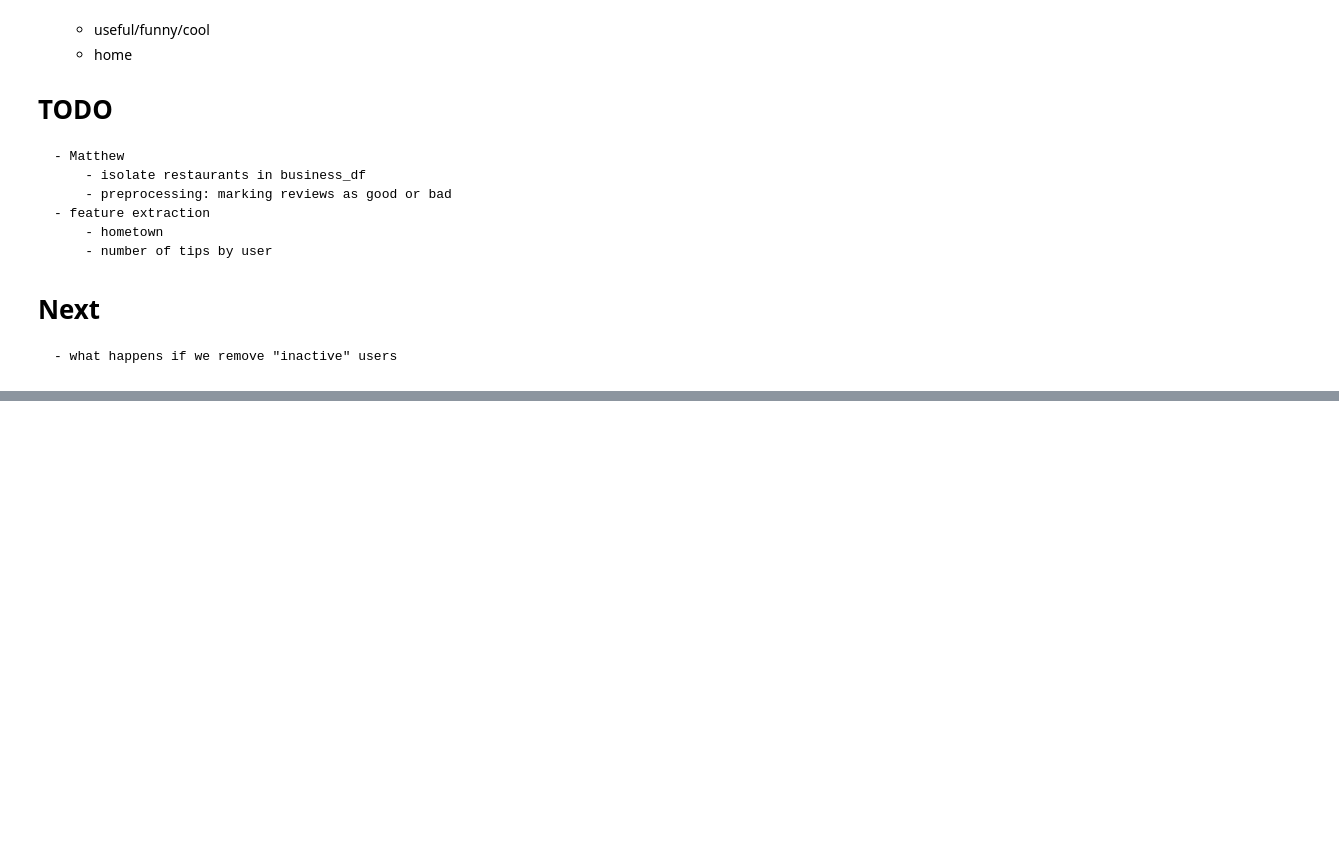
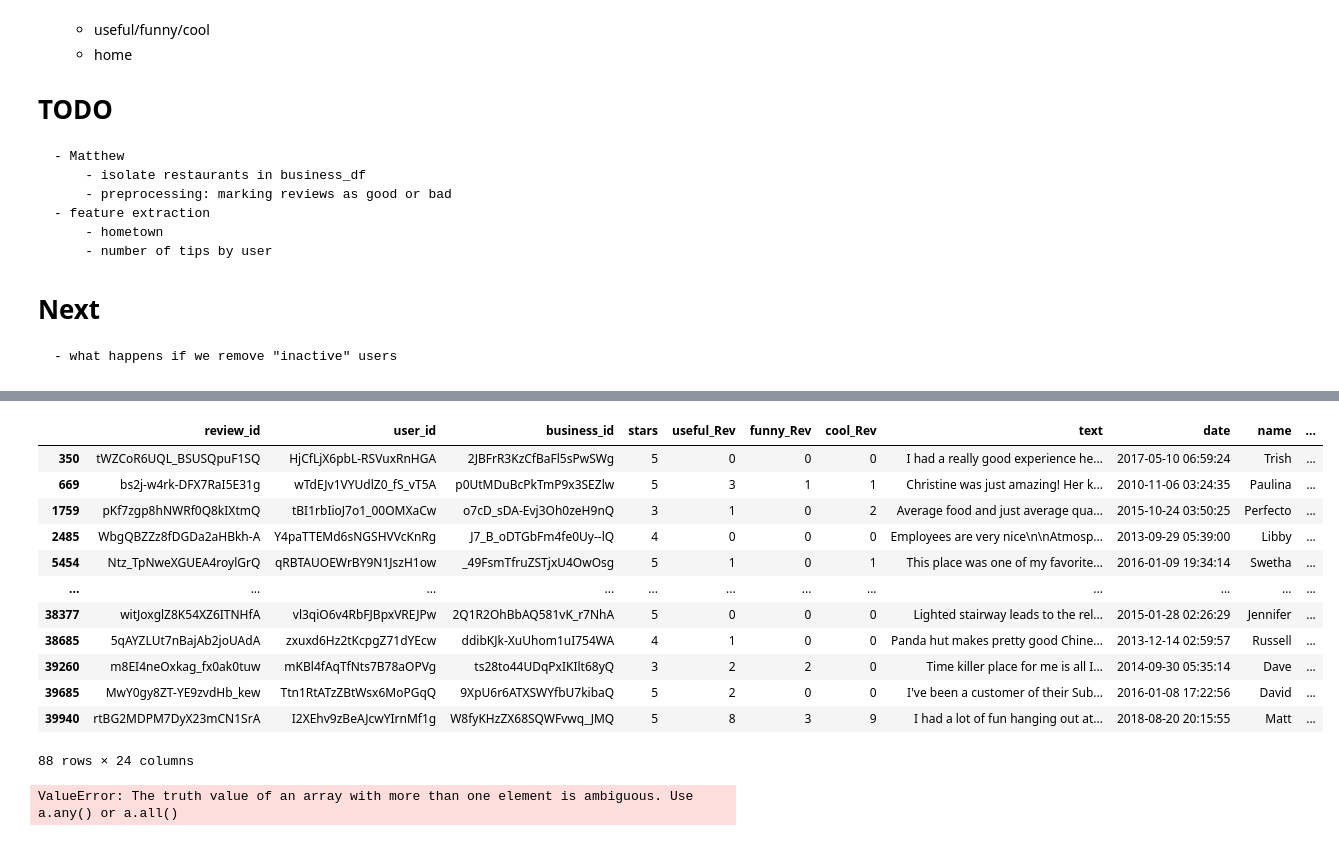
Before and after one commit to jessecho516/CS-334-Final-Project, a Jupyter notebook: fp_q1.ipynb, the cells around one changed output, grey strips where cells are left out. Cells and saved outputs as stored; diff of their text form; code cells hidden in the pictures; blank space fills up the shorter version.

Commit message:
hometown in progress

```diff
--- a/fp_q1.ipynb
+++ b/fp_q1.ipynb
@@ -67,0 +47,24 @@ tip_df
+# %%
+rJoinU.dropna(inplace = True)
+# %%
+business_loc.set_index('business_id', inplace= True)
+# %%
+rJUJBloc = rJoinU.join(business_loc, on='business_id', lsuffix='_rJU', rsuffix='_bloc')
+# %%
+rJUJBloc.dropna(inplace= True)
+# %%
+rJUJBloc
+# %% [output]
+|  | review_id | user_id | business_id | stars | useful_Rev | funny_Rev | cool_Rev | text | date | name | ... |
+| 350 | tWZCoR6UQL_BSUSQpuF1SQ | HjCfLjX6pbL-RSVuxRnHGA | 2JBFrR3KzCfBaFl5sPwSWg | 5 | 0 | 0 | 0 | I had a really good experience he... | 2017-05-10 06:59:24 | Trish | ... |
+| 669 | bs2j-w4rk-DFX7RaI5E31g | wTdEJv1VYUdlZ0_fS_vT5A | p0UtMDuBcPkTmP9x3SEZlw | 5 | 3 | 1 | 1 | Christine was just amazing! Her k... | 2010-11-06 03:24:35 | Paulina | ... |
+| 1759 | pKf7zgp8hNWRf0Q8kIXtmQ | tBI1rbIioJ7o1_00OMXaCw | o7cD_sDA-Evj3Oh0zeH9nQ | 3 | 1 | 0 | 2 | Average food and just average qua... | 2015-10-24 03:50:25 | Perfecto | ... |
+| 2485 | WbgQBZZz8fDGDa2aHBkh-A | Y4paTTEMd6sNGSHVVcKnRg | J7_B_oDTGbFm4fe0Uy--lQ | 4 | 0 | 0 | 0 | Employees are very nice\n\nAtmosp... | 2013-09-29 05:39:00 | Libby | ... |
+| 5454 | Ntz_TpNweXGUEA4roylGrQ | qRBTAUOEWrBY9N1JszH1ow | _49FsmTfruZSTjxU4OwOsg | 5 | 1 | 0 | 1 | This place was one of my favorite... | 2016-01-09 19:34:14 | Swetha | ... |
+| ... | ... | ... | ... | ... | ... | ... | ... | ... | ... | ... | ... |
+| 38377 | witJoxglZ8K54XZ6ITNHfA | vl3qiO6v4RbFJBpxVREJPw | 2Q1R2OhBbAQ581vK_r7NhA | 5 | 0 | 0 | 0 | Lighted stairway leads to the rel... | 2015-01-28 02:26:29 | Jennifer | ... |
+| 38685 | 5qAYZLUt7nBajAb2joUAdA | zxuxd6Hz2tKcpgZ71dYEcw | ddibKJk-XuUhom1uI754WA | 4 | 1 | 0 | 0 | Panda hut makes pretty good Chine... | 2013-12-14 02:59:57 | Russell | ... |
+| 39260 | m8EI4neOxkag_fx0ak0tuw | mKBl4fAqTfNts7B78aOPVg | ts28to44UDqPxIKIlt68yQ | 3 | 2 | 2 | 0 | Time killer place for me is all I... | 2014-09-30 05:35:14 | Dave | ... |
+| 39685 | MwY0gy8ZT-YE9zvdHb_kew | Ttn1RtATzZBtWsx6MoPGqQ | 9XpU6r6ATXSWYfbU7kibaQ | 5 | 2 | 0 | 0 | I've been a customer of their Sub... | 2016-01-08 17:22:56 | David | ... |
+| 39940 | rtBG2MDPM7DyX23mCN1SrA | I2XEhv9zBeAJcwYIrnMf1g | W8fyKHzZX68SQWFvwq_JMQ | 5 | 8 | 3 | 9 | I had a lot of fun hanging out at... | 2018-08-20 20:15:55 | Matt | ... |
+88 rows × 24 columns
@@ -67,0 +81,4 @@ tip_df
+# %%
+data['is_home'] = data.apply(lambda x: hometown(x), axis = 1)
+# %% [output]
+ValueError: The truth value of an array with more than one element is ambiguous. Use a.any() or a.all()
```
Also changed, not shown: parts of 17 cells of this notebook.
